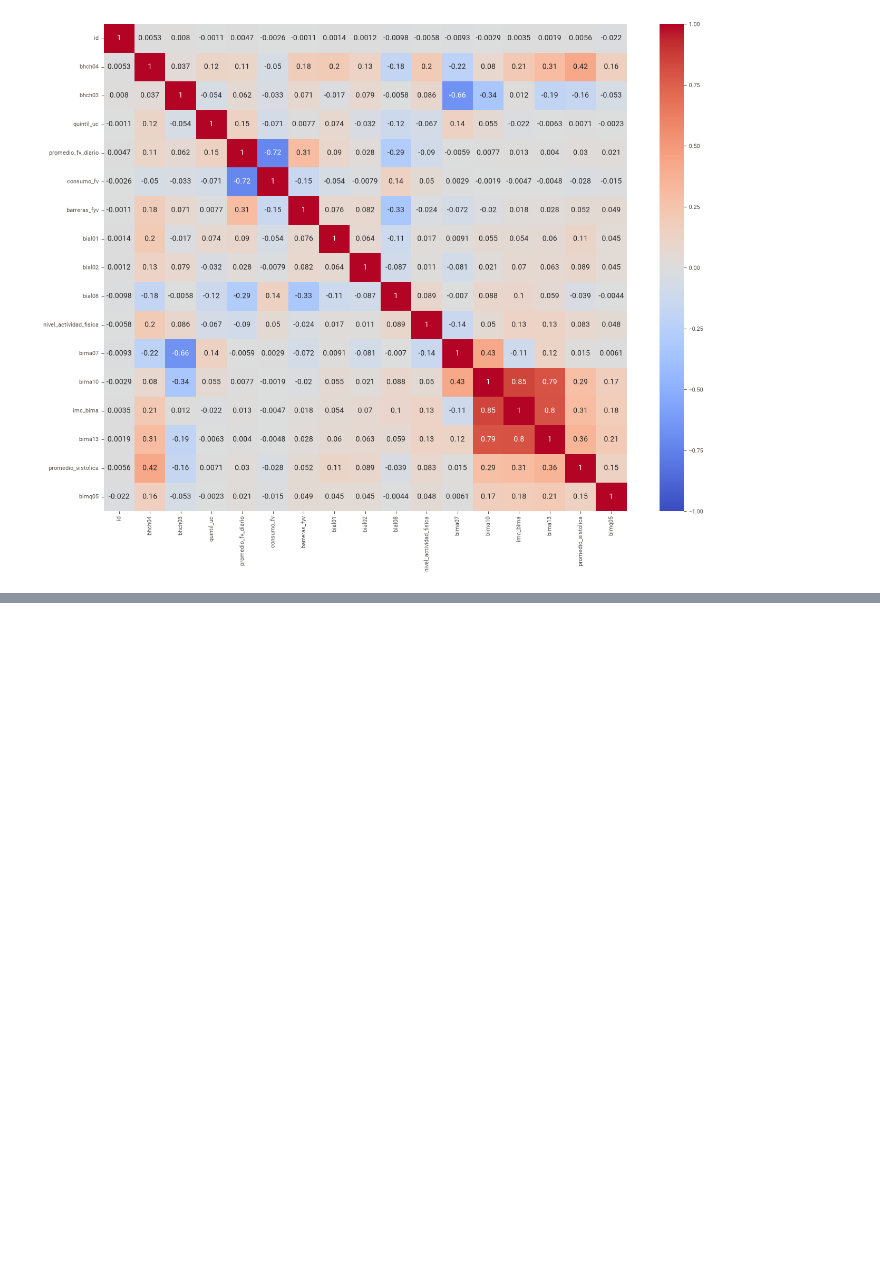
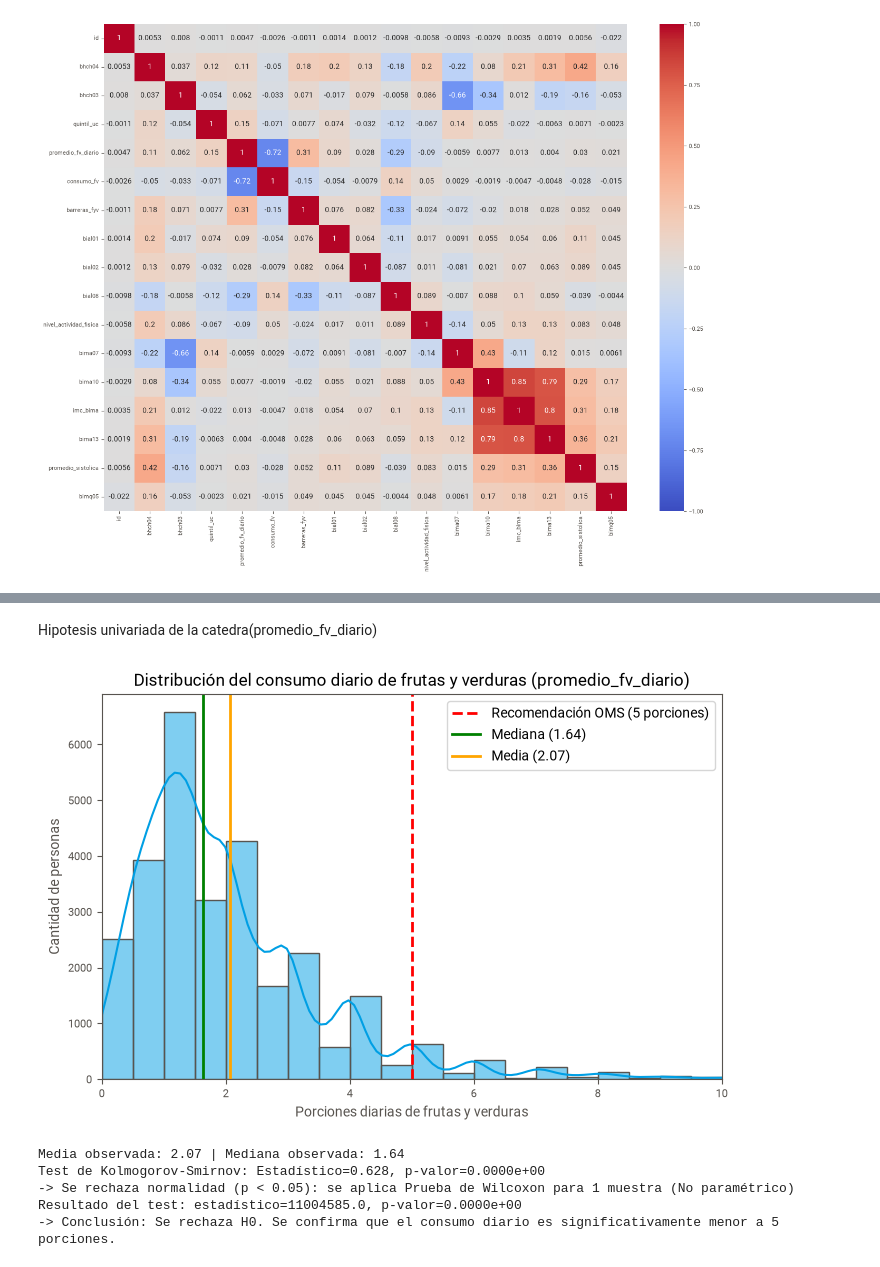
Before and after one commit to Nehuen-Asserquet/TPE-Ciencia-de-Datos-Grupo-16-INDEC, a Jupyter notebook: TPE.ipynb, the cells around one changed output, grey strips where cells are left out. Saved outputs shown, nothing was run; the diff lists cells and outputs as text; code cells hidden in the pictures; blank space fills up the shorter version.

```diff
--- a/TPE.ipynb
+++ b/TPE.ipynb
@@ -236,0 +361,41 @@ plt.show()
+# %% [markdown]
+Hipotesis univariada de la catedra(promedio_fv_diario)
+# %%
+fv_diario = preprocessed_dataset['promedio_fv_diario'].dropna()
+
+plt.figure(figsize=(8, 5))
+sns.histplot(fv_diario, binwidth=0.5, binrange=(0, 10), kde=True, color='#009FE4')
+plt.axvline(5.0, color='red', linestyle='--', linewidth=2, label='Recomendación OMS (5 porciones)')
+plt.axvline(fv_diario.median(), color='green', linestyle='-', linewidth=2, label=f'Mediana ({fv_diario.median():.2f})')
+plt.axvline(fv_diario.mean(), color='orange', linestyle='-', linewidth=2, label=f'Media ({fv_diario.mean():.2f})')
+plt.xlim(0, 10)
+plt.title("Distribución del consumo diario de frutas y verduras (promedio_fv_diario)")
+plt.xlabel("Porciones diarias de frutas y verduras")
+plt.ylabel("Cantidad de personas")
+plt.legend()
+plt.show()
+
+#Verificacion de normalidad Shapiro Wilk
+stat_ks, p_norm = stats.kstest(fv_diario, 'norm')
+print(f"Media observada: {fv_diario.mean():.2f} | Mediana observada: {fv_diario.median():.2f}")
+print(f"Test de Kolmogorov-Smirnov: Estadístico={stat_ks:.3f}, p-valor={p_norm:.4e}")
+
+
+if p_norm >= 0.05:
+    print("No se rechaza normalidad: se aplica Test t para 1 muestra (Paramétrico)")
+    stat_test, p_valor = stats.ttest_1samp(fv_diario, popmean=5.0, alternative='less')
+else:
+    print("Se rechaza normalidad (p < 0.05): se aplica Prueba de Wilcoxon para 1 muestra (No paramétrico)")
+    stat_test, p_valor = stats.wilcoxon(fv_diario - 5.0, alternative='less')
+print(f"Resultado del test: estadístico={stat_test:.1f}, p-valor={p_valor:.4e}")
+if p_valor < 0.05:
+    print("Conclusión: Se rechaza H0. Se confirma que el consumo diario es significativamente menor a 5 porciones.")
+else:
+    print("Conclusión: No se rechaza H0. No hay evidencia suficiente para afirmar que sea menor a 5 porciones.")
+# %% [output]
+[figure, added]
+Media observada: 2.07 | Mediana observada: 1.64
+Test de Kolmogorov-Smirnov: Estadístico=0.628, p-valor=0.0000e+00
+-> Se rechaza normalidad (p < 0.05): se aplica Prueba de Wilcoxon para 1 muestra (No paramétrico)
+Resultado del test: estadístico=11004585.0, p-valor=0.0000e+00
+-> Conclusión: Se rechaza H0. Se confirma que el consumo diario es significativamente menor a 5 porciones.
```
Also changed, not shown: parts of 18 cells of this notebook.
